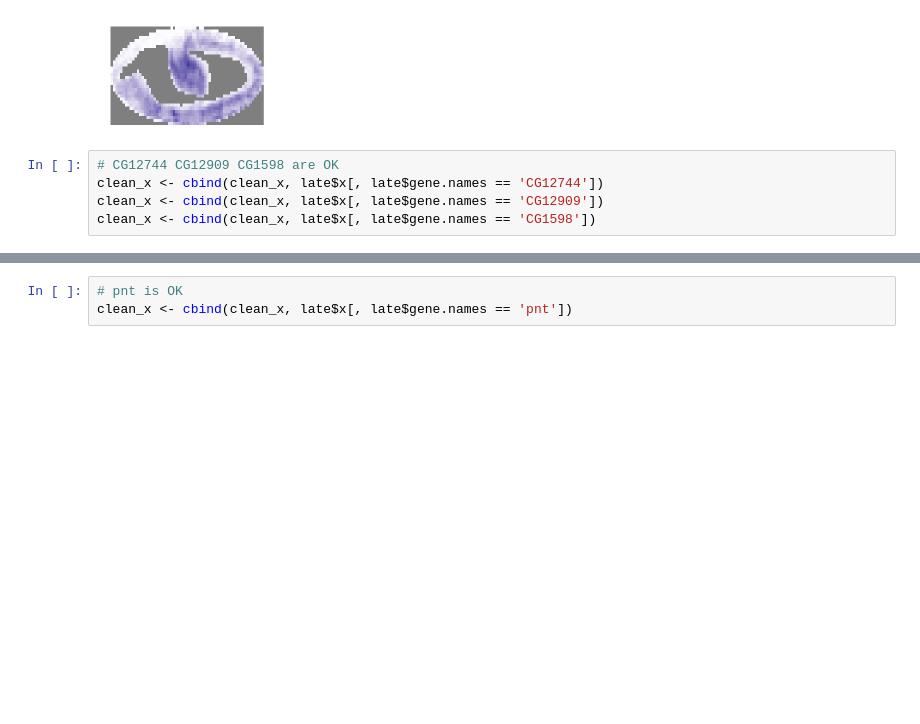
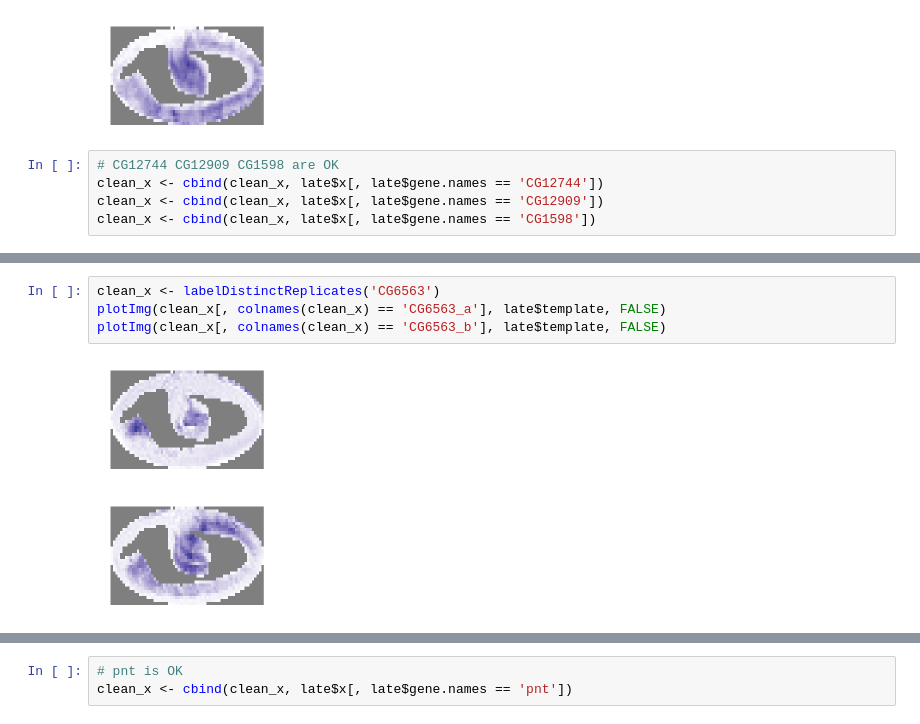
Before and after one commit to Runjing-Liu120/drosophila_late_stage_analysis, a Jupyter notebook: data_cleaning/clean_late_images.ipynb, the cells around one changed output, grey strips where cells are left out. Cells and saved outputs as stored; diff of their text form; blank space fills up the shorter version.

```diff
--- a/data_cleaning/clean_late_images.ipynb
+++ b/data_cleaning/clean_late_images.ipynb
@@ -503,0 +388,7 @@ plotImg(clean_x[, colnames(clean_x) == 'Optix'], late$template, FALSE)
+# %%
+clean_x <- labelDistinctReplicates('CG6563')
+plotImg(clean_x[, colnames(clean_x) == 'CG6563_a'], late$template, FALSE)
+plotImg(clean_x[, colnames(clean_x) == 'CG6563_b'], late$template, FALSE)
+# %% [output]
+[figure, added]
+[figure, added]
```
Also changed, not shown: parts of 108 cells of this notebook, 1 other file.
